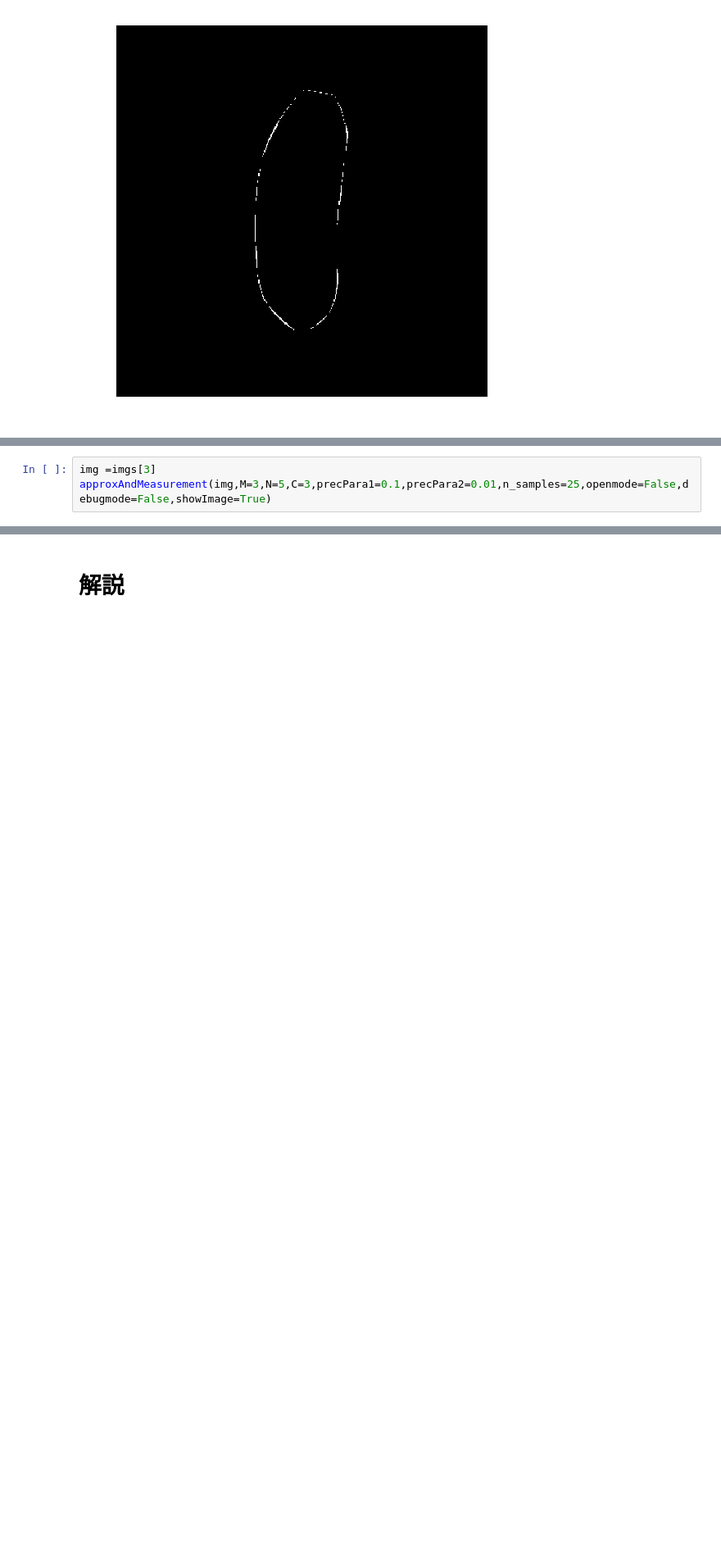
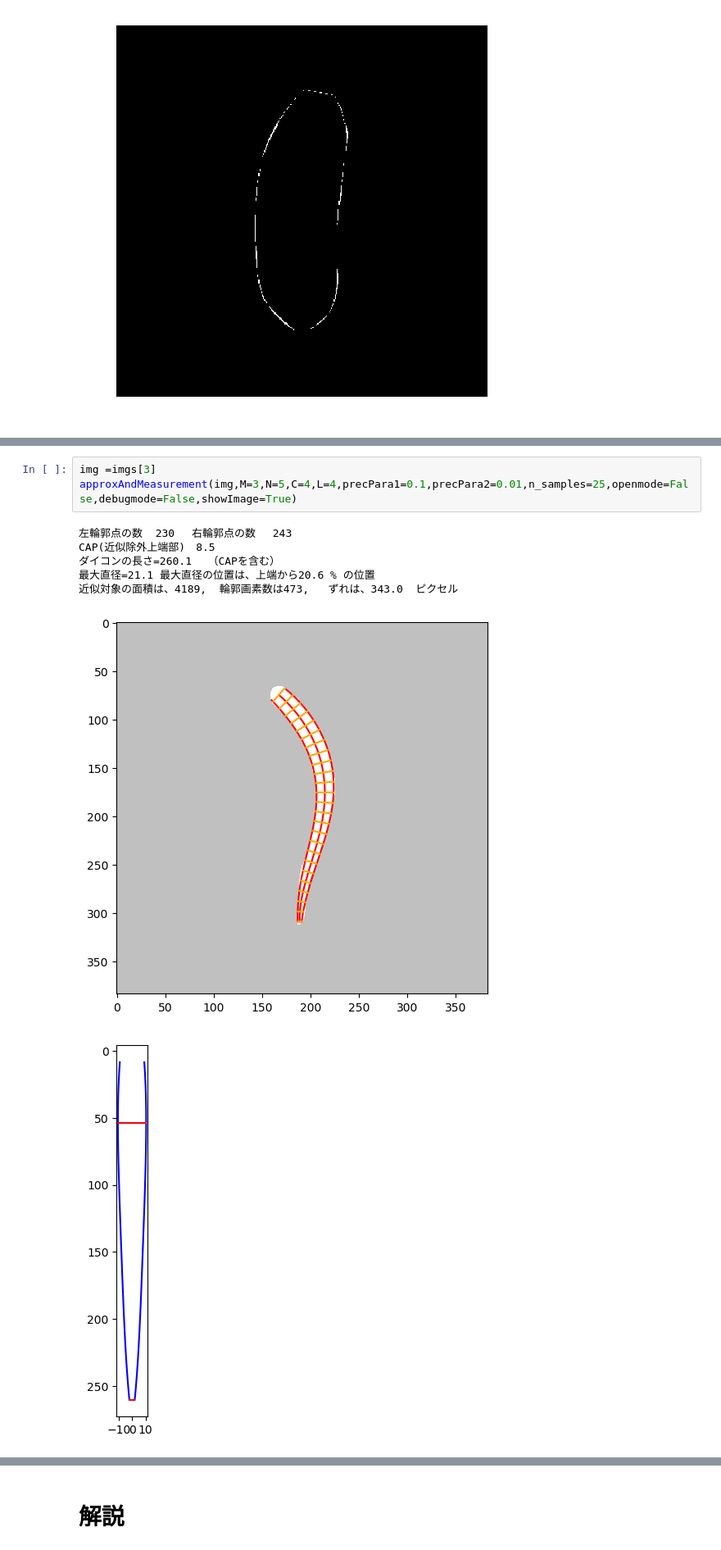
Before and after one commit to iciromaco/RL2nd, a Jupyter notebook: WORK.ipynb, the cells around one changed output, grey strips where cells are left out. Shown at 82% size. Drawn from its saved outputs; the diff is of its cells as text; blank space fills up the shorter version.

```diff
--- a/WORK.ipynb
+++ b/WORK.ipynb
@@ -510,3 +520,11 @@ approxAndMeasurement(img,M=3,N=5,C=3,precPara1=0.1,precPara2=0.01,n_samples=25,o
 # %%
 img =imgs[3]
-approxAndMeasurement(img,M=3,N=5,C=3,precPara1=0.1,precPara2=0.01,n_samples=25,openmode=False,debugmode=False,showImage=True)
+approxAndMeasurement(img,M=3,N=5,C=4,L=4,precPara1=0.1,precPara2=0.01,n_samples=25,openmode=False,debugmode=False,showImage=True)
+# %% [output]
+左輪郭点の数  230 　右輪郭点の数　 243
+CAP(近似除外上端部)　8.5
+ダイコンの長さ=260.1　　（CAPを含む）
+最大直径=21.1 最大直径の位置は、上端から20.6 % の位置
+近似対象の面積は、4189,  輪郭画素数は473,   ずれは、343.0  ピクセル
+[figure, added]
+[figure, added]
```
Also changed, not shown: parts of 22 cells of this notebook.
